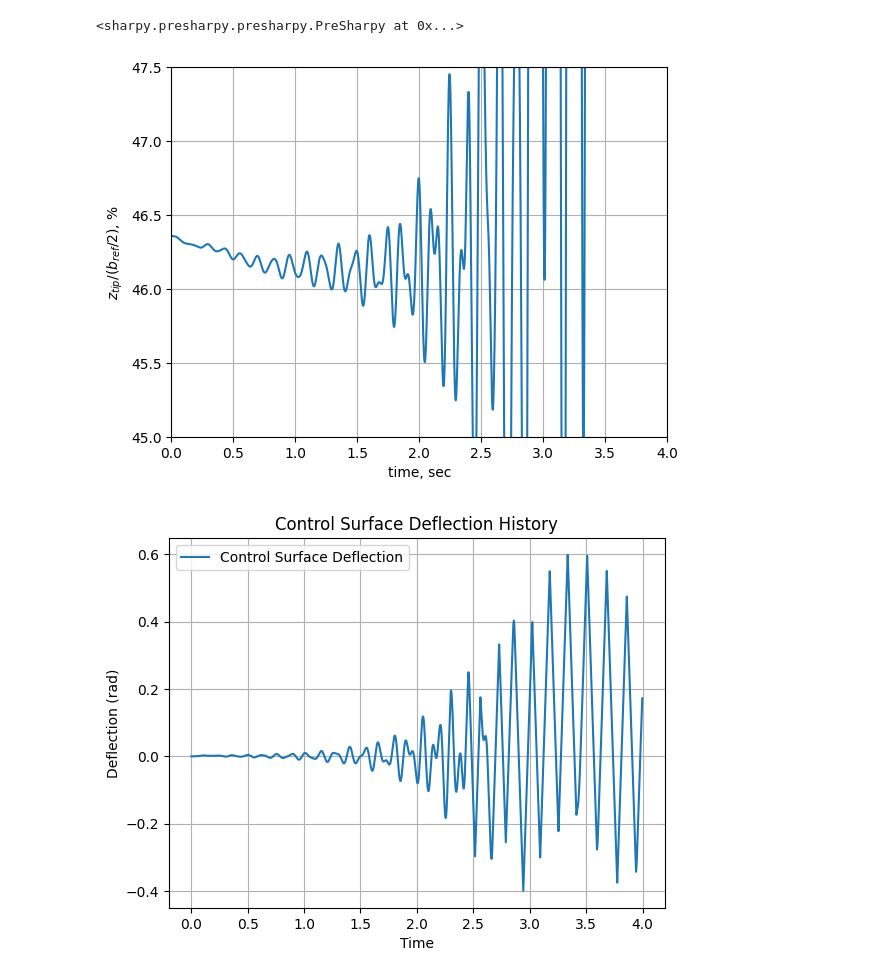
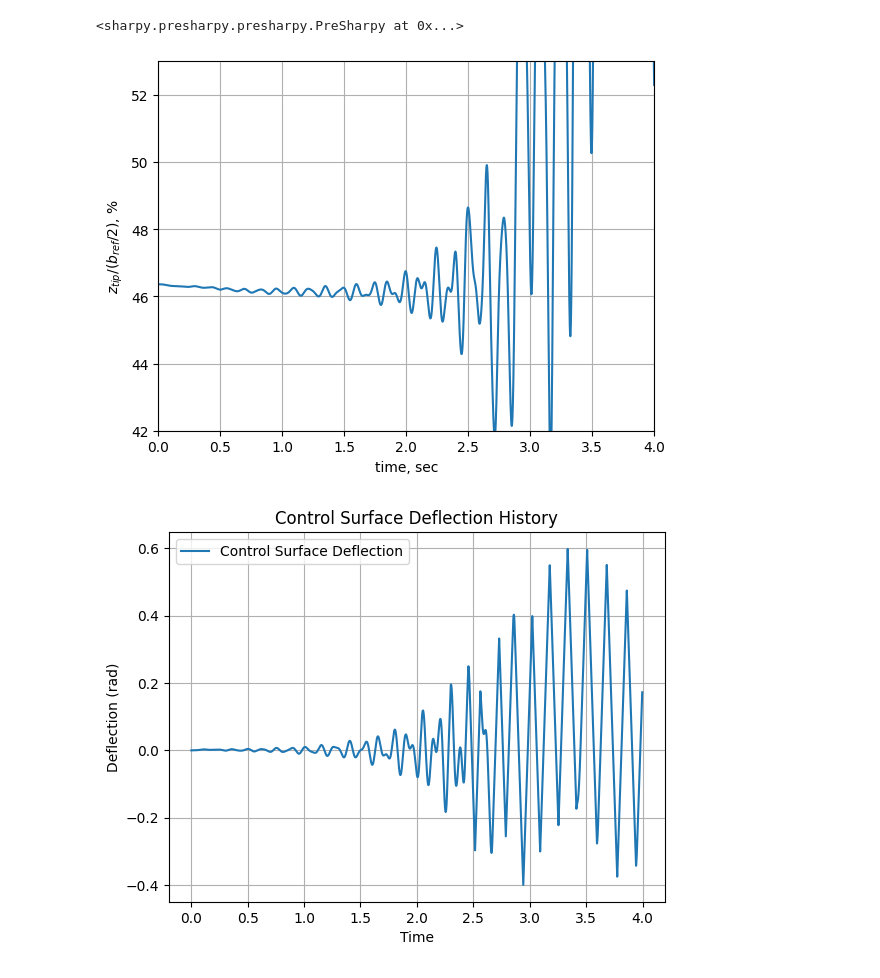
Before and after one commit to lighteningAB/sharpy, a Jupyter notebook: sharpy/try43.ipynb, the cells around one changed output. Drawn from its saved outputs; the diff is of its cells as text; code cells hidden in the pictures.

```diff
--- a/sharpy/try43.ipynb
+++ b/sharpy/try43.ipynb
@@ -374,31 +374,31 @@ fatal: not a git repository (or any of the parent directories): .git
 # %%
 def get_resulting_vertical_tip_displacement(output_folder, model):
     file_results = os.path.join(output_folder,
                                  model.case_name,
                                  'WriteVariablesTime',
                                  'struct_pos_node{}.dat'.format(model.num_node_surf))
     vertical_tip_displacement = np.loadtxt(file_results)[:,-1]
 
 
     return vertical_tip_displacement
 
 
 tip_displacement_open_loop = get_resulting_vertical_tip_displacement(output_folder,
                                                                      pazy_altered)
 
 
 time_array = np.arange(0, len(tip_displacement_open_loop) * pazy_altered.dt, pazy_altered.dt)
 normalised_tip_displacement = tip_displacement_open_loop/ (0.5*pazy_altered.b_ref) #normalise by half wing span
 normalised_tip_displacement *=100# cconvert to percentnvert to percent
 plt.plot(time_array, normalised_tip_displacement)
 plt.xlabel('time, sec')
 plt.ylabel('$z_{tip}/(b_{ref}/2)$, %')
 plt.xlim([0., simulation_time])
-plt.ylim([45., 47.5])
+plt.ylim([42., 53])
 plt.grid()
 plt.show()
 # %% [output]
-[figure, old version]
+[figure, new version]
 # %%
 #show control surface deflection history
 data = np.loadtxt(output_folder+'/'+pazy_altered.case_name+'/controllers/controller_tip.log.csv', delimiter=',', skiprows=1)
```
Also changed, not shown: 3 other files.
